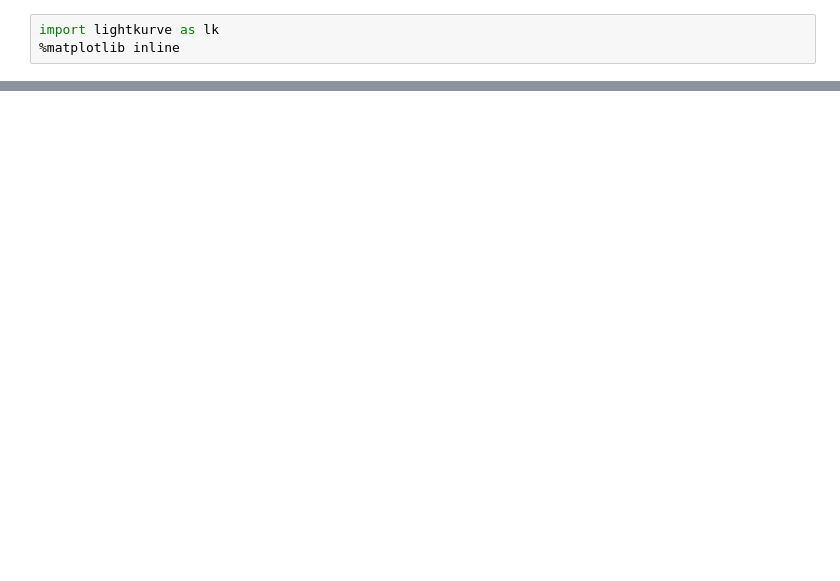
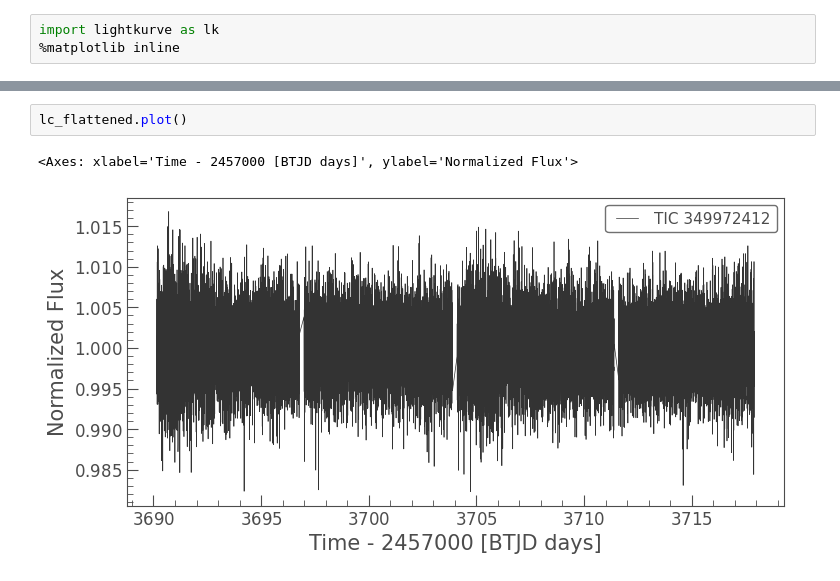
Before and after one commit to lichtgestalter/curvesimulator, a Jupyter notebook: debug/lightkurve_TOI4504.ipynb, the cells around one changed output, grey strips where cells are left out. Drawn from its saved outputs; the diff is of its cells as text; blank space fills up the shorter version.

```diff
--- a/debug/lightkurve_TOI4504.ipynb
+++ b/debug/lightkurve_TOI4504.ipynb
@@ -166,0 +117,5 @@ SearchResult containing 1 data products.
+# %%
+lc_flattened.plot()
+# %% [output]
+<Axes: xlabel='Time - 2457000 [BTJD days]', ylabel='Normalized Flux'>
+[figure, added]
```
Also changed, not shown: parts of 17 cells of this notebook, 2 other files.
